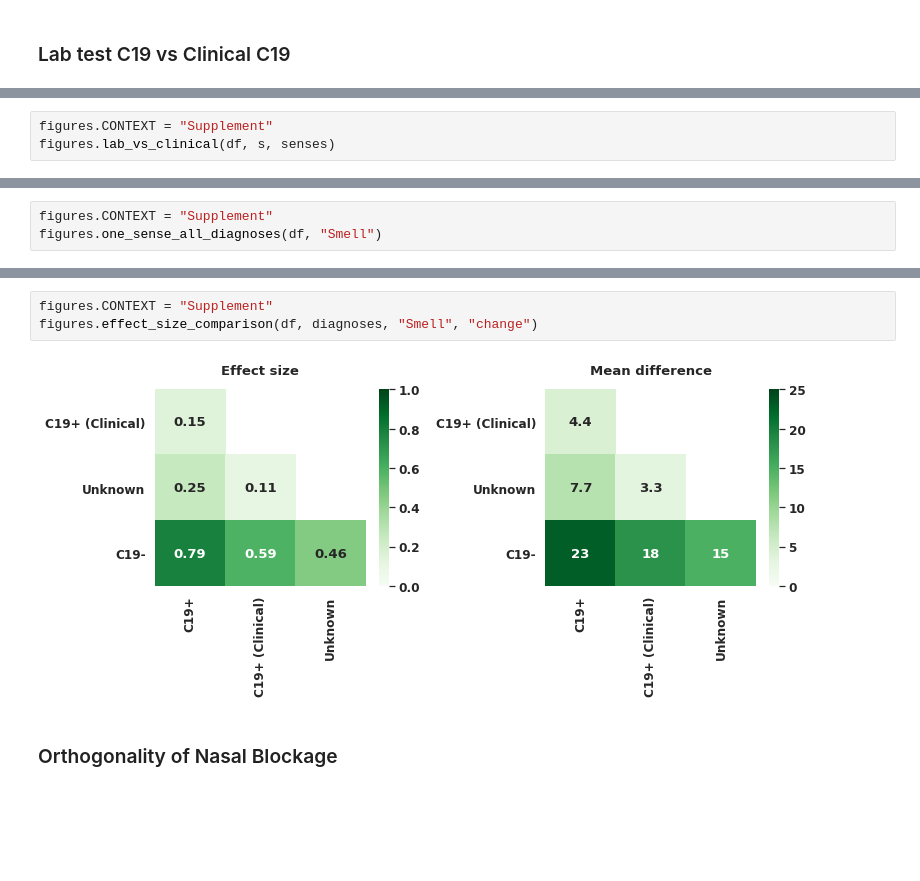
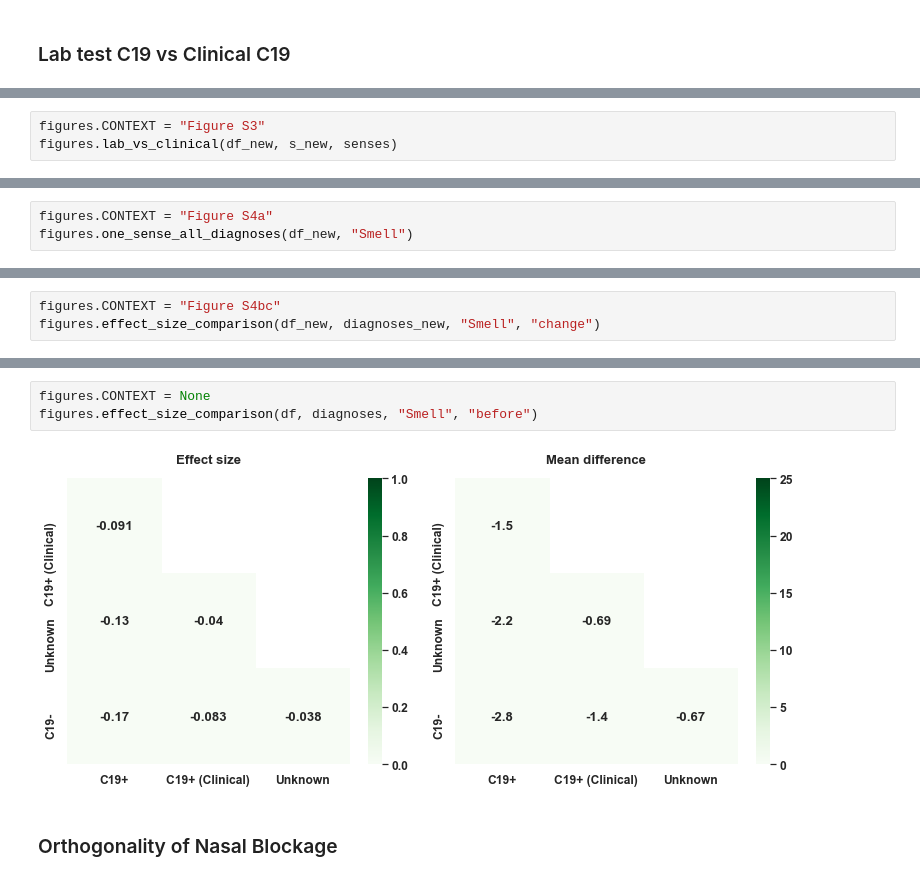
Before and after one commit to harel-coffee/GCCR002-auto, a Jupyter notebook: main.ipynb, the cells around one changed output, grey strips where cells are left out. Cells and saved outputs as stored; diff of their text form; blank space fills up the shorter version.

```diff
--- a/main.ipynb
+++ b/main.ipynb
@@ -512,4 +833,4 @@ def std_entropy(p, n):
 # %%
-figures.CONTEXT = "Supplement"
-figures.lab_vs_clinical(df, s, senses)
+figures.CONTEXT = "Figure S3"
+figures.lab_vs_clinical(df_new, s_new, senses)
 # %% [output]
@@ -526,4 +848,4 @@ tables.lab_vs_clinical(df, diagnoses, senses)
 # %%
-figures.CONTEXT = "Supplement"
-figures.one_sense_all_diagnoses(df, "Smell")
+figures.CONTEXT = "Figure S4a"
+figures.one_sense_all_diagnoses(df_new, "Smell")
 # %% [output]
@@ -530,0 +853,3 @@ figures.one_sense_all_diagnoses(df, "Smell")
+# %%
+figures.CONTEXT = "Figure S4bc"
+figures.effect_size_comparison(df_new, diagnoses_new, "Smell", "change")
@@ -531,8 +858,8 @@ figures.one_sense_all_diagnoses(df, "Smell")
 # %%
-figures.CONTEXT = "Supplement"
-figures.effect_size_comparison(df, diagnoses, "Smell", "change")
+figures.CONTEXT = None
+figures.effect_size_comparison(df, diagnoses, "Smell", "before")
 # %% [output]
-[figure, old version]
+[figure, new version]
 # %% [markdown]
 ### Orthogonality of Nasal Blockage
 # %%
```
Also changed, not shown: parts of 69 cells of this notebook, 7 other files.
